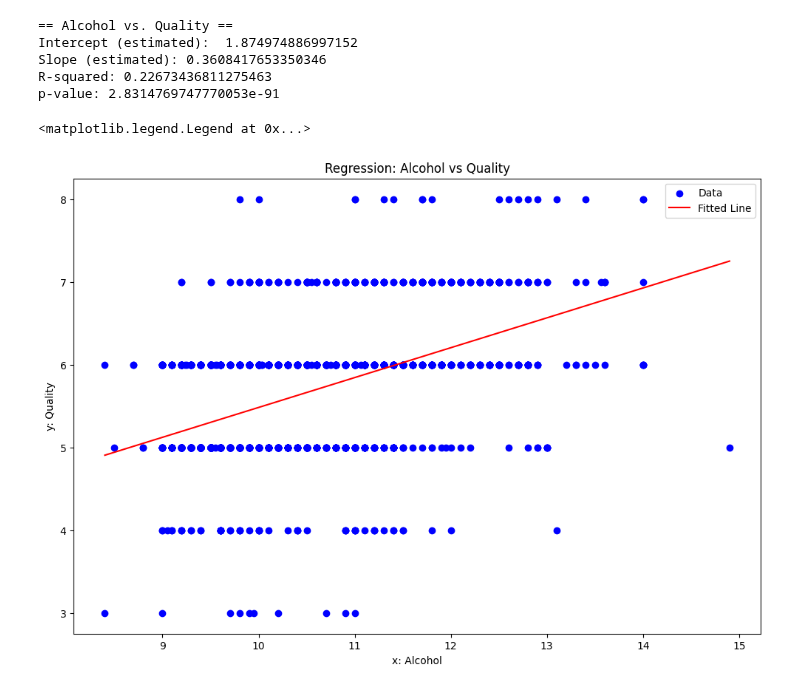
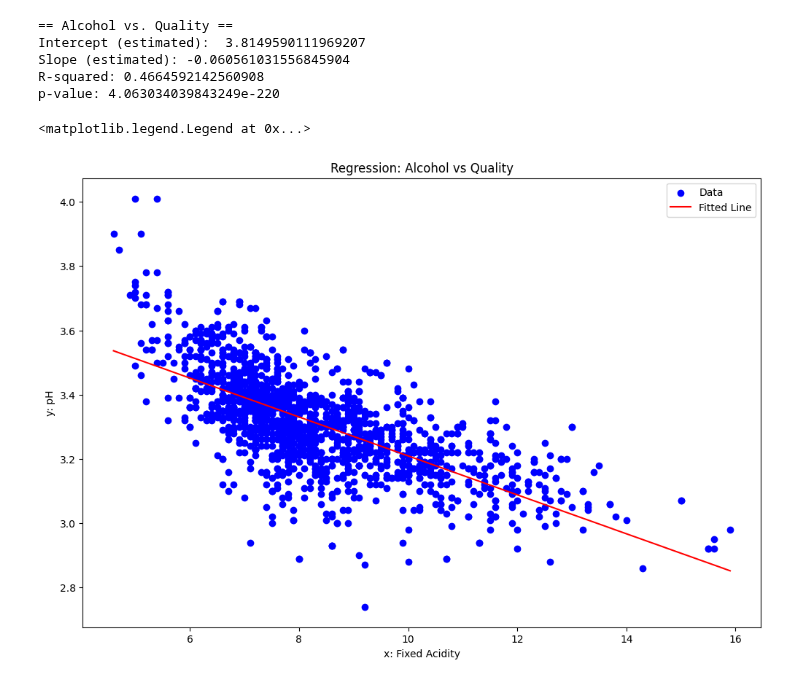
Before and after one commit to SaianPatel/InferentialStatistics, a Jupyter notebook: Labs/Week10/Single-Variable-Regression.ipynb, the cells around one changed output. Saved outputs shown, nothing was run; the diff lists cells and outputs as text; code cells hidden in the pictures.

```diff
--- a/Labs/Week10/Single-Variable-Regression.ipynb
+++ b/Labs/Week10/Single-Variable-Regression.ipynb
@@ -8,8 +8,8 @@ import pandas as pd
 df = pd.read_csv("winequality-red.csv")
 # %%
 # Choose x and y
-x = df['alcohol'].dropna()
-y = df['quality'].dropna()
+x = df['fixed acidity'].dropna()
+y = df['pH'].dropna()
 # %%
 # Perform regression using linregress
 slope, intercept, r_value, p_value, std_err = linregress(x, y)
@@ -22,27 +22,27 @@ print("R-squared:", r_value**2)
 print("p-value:", p_value)
 # %% [output]
 == Alcohol vs. Quality ==
-Intercept (estimated):  1.874974886997152
-Slope (estimated): 0.3608417653350346
-R-squared: 0.22673436811275463
-p-value: 2.8314769747770053e-91
+Intercept (estimated):  3.8149590111969207
+Slope (estimated): -0.060561031556845904
+R-squared: 0.4664592142560908
+p-value: 4.063034039843249e-220
 # %%
 # Plot the data and the fitted line
 plt.figure(figsize=(12,8))
 plt.scatter(x, y, color='blue', label='Data')
 
 # Cretae a sorted x-range for the fitted line
 xQ = np.linspace(x.min(), x.max(), 100)
 yQ = intercept + slope * xQ
 
 # Plot the line
 plt.plot(xQ, yQ, color='red', label='Fitted Line')
 
 # Annotating the figure
-plt.xlabel("x: Alcohol")
-plt.ylabel("y: Quality")
+plt.xlabel("x: Fixed Acidity")
+plt.ylabel("y: pH")
 plt.title("Regression: Alcohol vs Quality")
 plt.legend()
 # %% [output]
 <matplotlib.legend.Legend at 0x...>
-[figure, old version]
+[figure, new version]
```
Also changed, not shown: parts of 1 cell of this notebook, 1 other file.
